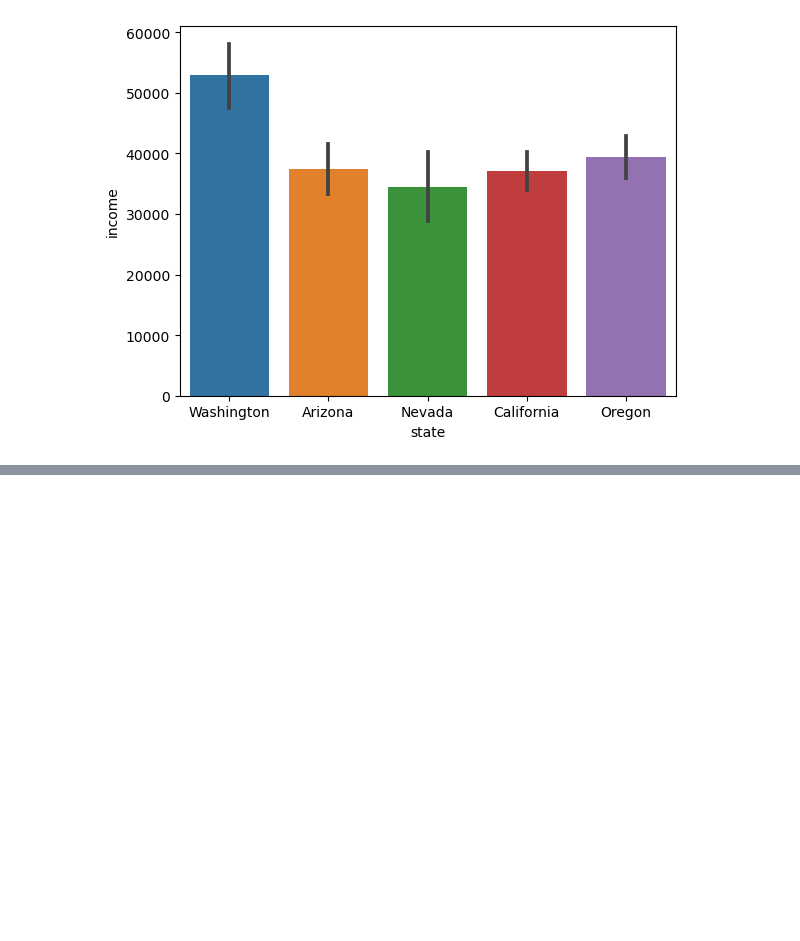
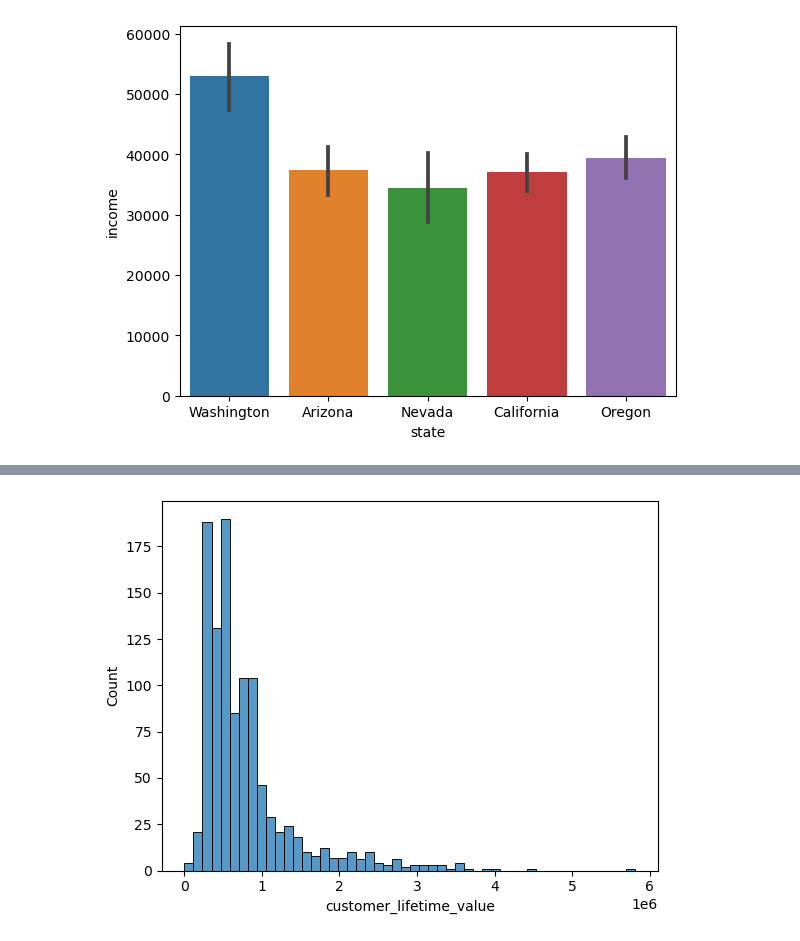
Before and after one commit to katchuli/lab-dw-data-cleaning-and-formatting, a Jupyter notebook: lab-dw-data-cleaning-and-formatting.ipynb, the cells around one changed output, grey strips where cells are left out. Saved outputs shown, nothing was run; the diff lists cells and outputs as text; code cells hidden in the pictures; blank space fills up the shorter version.

```diff
--- a/lab-dw-data-cleaning-and-formatting.ipynb
+++ b/lab-dw-data-cleaning-and-formatting.ipynb
@@ -548,0 +579,9 @@ In the last plot, drawing conclusions isn't straightforward due to the significa
+# %%
+# Use seaborn library to construct distribution plots for the numerical variables
+import matplotlib.pyplot as plt
+import seaborn as sns
+%matplotlib inline
+sns.histplot(file2['customer_lifetime_value'], bins=50)
+plt.show()
+# %% [output]
+[figure, added]
```
Also changed, not shown: parts of 35 cells of this notebook, 1 other file.
